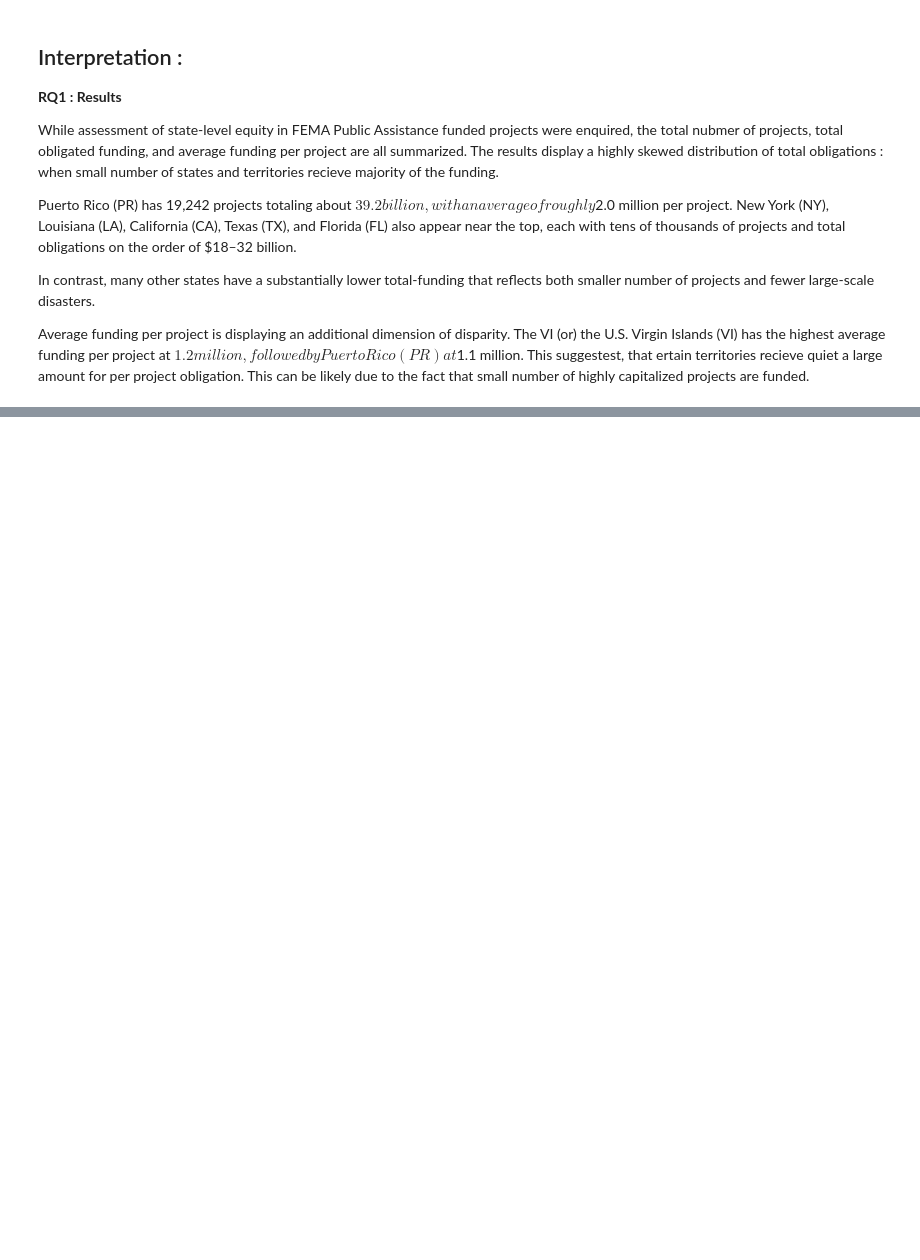
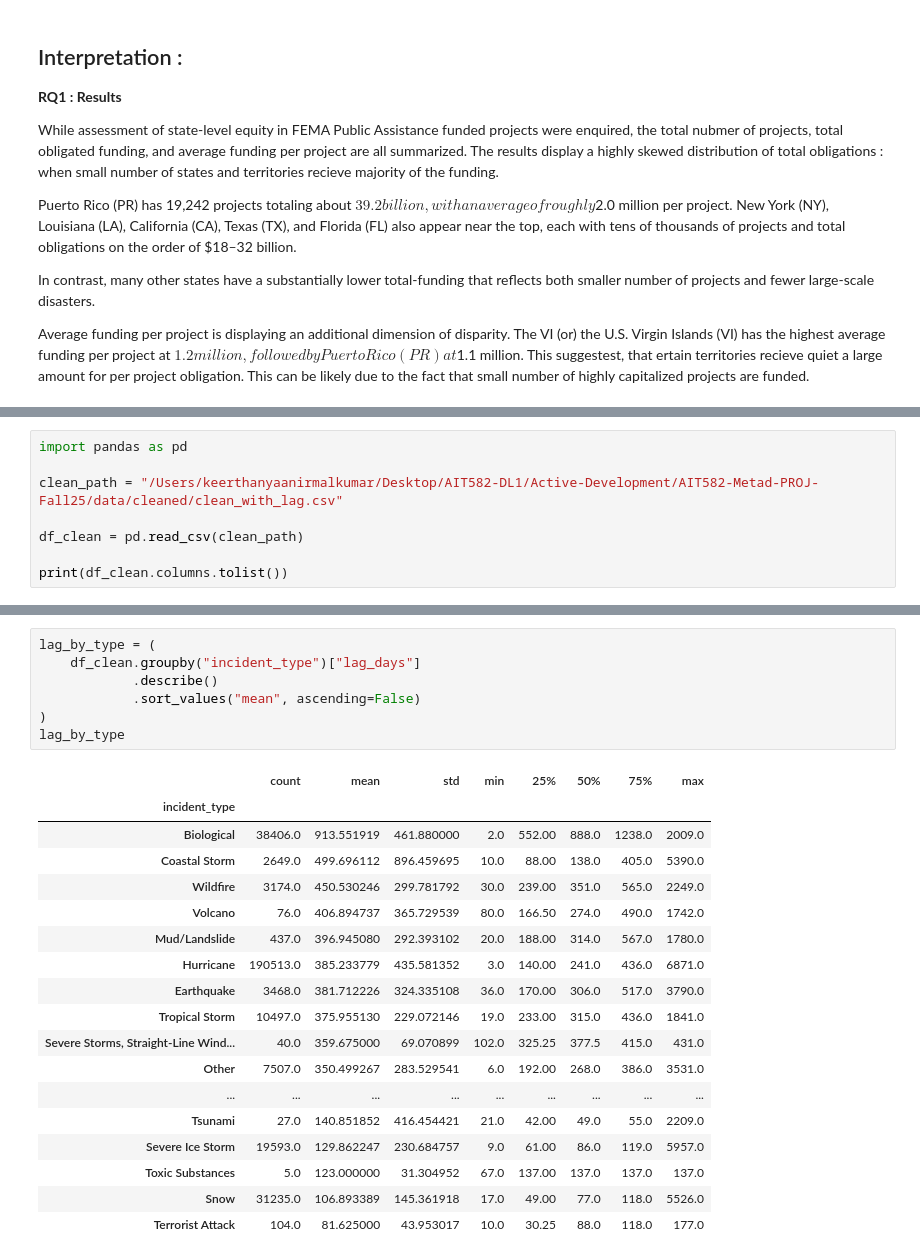
Before and after one commit to keerthanyaa/AIT582-Project-Fall25-DREAM, a Jupyter notebook: notebooks/0-Prelim-Analysis.ipynb, the cells around one changed output, grey strips where cells are left out. Saved outputs shown, nothing was run; the diff lists cells and outputs as text; blank space fills up the shorter version.

```diff
--- a/notebooks/0-Prelim-Analysis.ipynb
+++ b/notebooks/0-Prelim-Analysis.ipynb
@@ -548,0 +702,8 @@ Average funding per project is displaying an additional dimension of disparity.
+# %%
+import pandas as pd
+
+clean_path = "/Users/keerthanyaanirmalkumar/Desktop/AIT582-DL1/Active-Development/AIT582-Metad-PROJ-Fall25/data/cleaned/clean_with_lag.csv"
+
+df_clean = pd.read_csv(clean_path)
+
+print(df_clean.columns.tolist())
@@ -548,0 +739,26 @@ Average funding per project is displaying an additional dimension of disparity.
+# %%
+lag_by_type = (
+    df_clean.groupby("incident_type")["lag_days"]
+            .describe()
+            .sort_values("mean", ascending=False)
+)
+lag_by_type
+# %% [output]
+|  | count | mean | std | min | 25% | 50% | 75% | max |
+| incident_type |  |  |  |  |  |  |  |  |
+| Biological | 38406.0 | 913.551919 | 461.880000 | 2.0 | 552.00 | 888.0 | 1238.0 | 2009.0 |
+| Coastal Storm | 2649.0 | 499.696112 | 896.459695 | 10.0 | 88.00 | 138.0 | 405.0 | 5390.0 |
+| Wildfire | 3174.0 | 450.530246 | 299.781792 | 30.0 | 239.00 | 351.0 | 565.0 | 2249.0 |
+| Volcano | 76.0 | 406.894737 | 365.729539 | 80.0 | 166.50 | 274.0 | 490.0 | 1742.0 |
+| Mud/Landslide | 437.0 | 396.945080 | 292.393102 | 20.0 | 188.00 | 314.0 | 567.0 | 1780.0 |
+| Hurricane | 190513.0 | 385.233779 | 435.581352 | 3.0 | 140.00 | 241.0 | 436.0 | 6871.0 |
+| Earthquake | 3468.0 | 381.712226 | 324.335108 | 36.0 | 170.00 | 306.0 | 517.0 | 3790.0 |
+| Tropical Storm | 10497.0 | 375.955130 | 229.072146 | 19.0 | 233.00 | 315.0 | 436.0 | 1841.0 |
+| Severe Storms, Straight-Line Wind... | 40.0 | 359.675000 | 69.070899 | 102.0 | 325.25 | 377.5 | 415.0 | 431.0 |
+| Other | 7507.0 | 350.499267 | 283.529541 | 6.0 | 192.00 | 268.0 | 386.0 | 3531.0 |
+| ... | ... | ... | ... | ... | ... | ... | ... | ... |
+| Tsunami | 27.0 | 140.851852 | 416.454421 | 21.0 | 42.00 | 49.0 | 55.0 | 2209.0 |
+| Severe Ice Storm | 19593.0 | 129.862247 | 230.684757 | 9.0 | 61.00 | 86.0 | 119.0 | 5957.0 |
+| Toxic Substances | 5.0 | 123.000000 | 31.304952 | 67.0 | 137.00 | 137.0 | 137.0 | 137.0 |
+| Snow | 31235.0 | 106.893389 | 145.361918 | 17.0 | 49.00 | 77.0 | 118.0 | 5526.0 |
+| Terrorist Attack | 104.0 | 81.625000 | 43.953017 | 10.0 | 30.25 | 88.0 | 118.0 | 177.0 |
```
Also changed, not shown: parts of 26 cells of this notebook, 1 other file.
